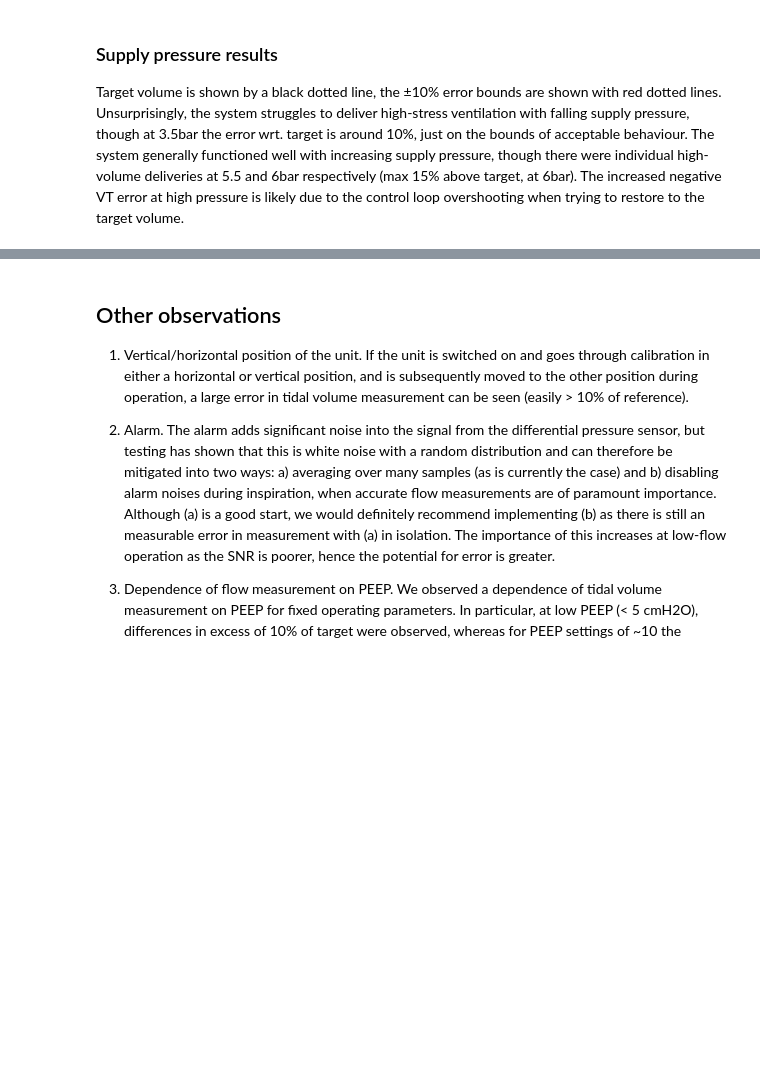
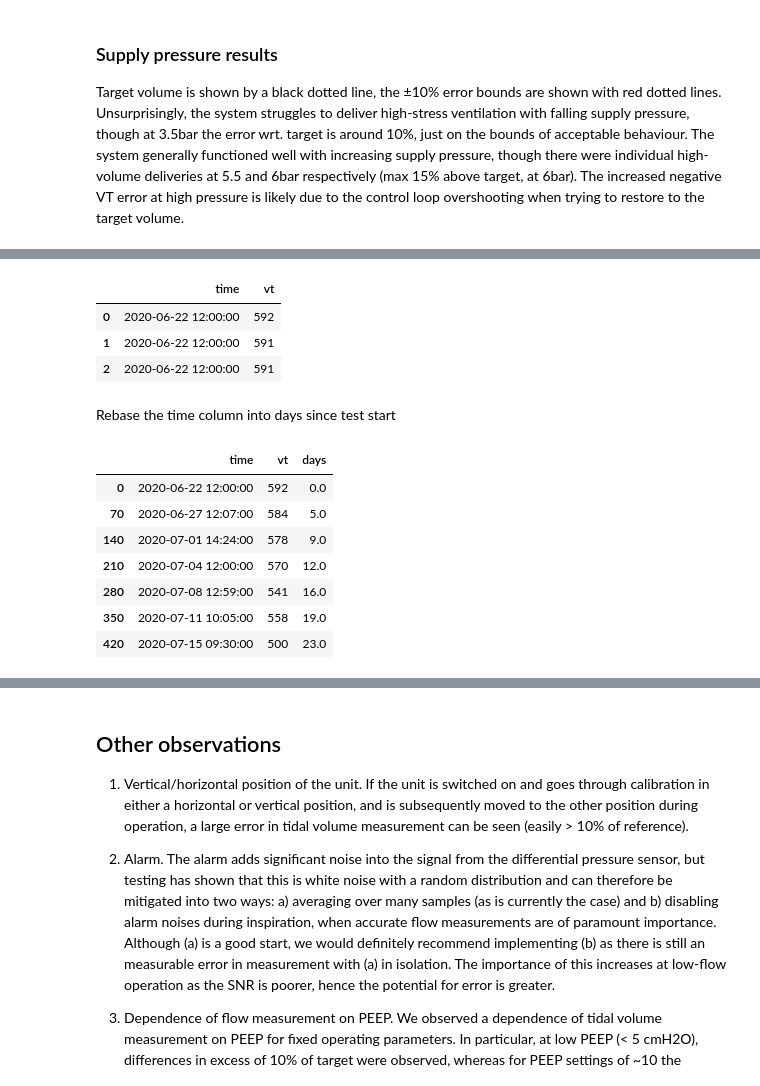
Before and after one commit to tomfrankkirk/oxvent_dvt, a Jupyter notebook: analysis/main_analysis.ipynb, the cells around one changed output, grey strips where cells are left out. Drawn from its saved outputs; the diff is of its cells as text; code cells hidden in the pictures; blank space fills up the shorter version.

Commit message:
long term test analysis

```diff
--- a/analysis/main_analysis.ipynb
+++ b/analysis/main_analysis.ipynb
@@ -650,0 +659,27 @@ Target volume is shown by a black dotted line, the ±10% error bounds are shown
+# %%
+long_data = pd.read_excel(f'{ROOT}/longterm/longterm.xlsx',
+                          skiprows=1, usecols='A:B')
+long_data["time"] = pd.to_datetime(long_data["time"], format='%H%M %d/%m/%Y')
+long_data[:3]
+# %% [output]
+|  | time | vt |
+| 0 | 2020-06-22 12:00:00 | 592 |
+| 1 | 2020-06-22 12:00:00 | 591 |
+| 2 | 2020-06-22 12:00:00 | 591 |
+# %% [markdown]
+Rebase the time column into days since test start
+# %%
+test_start = long_data.loc[0, "time"]
+for row in long_data.index:
+    long_data.loc[row,"days"] = (long_data.loc[row,"time"] - test_start).round('D').days
+
+long_data[::70]
+# %% [output]
+|  | time | vt | days |
+| 0 | 2020-06-22 12:00:00 | 592 | 0.0 |
+| 70 | 2020-06-27 12:07:00 | 584 | 5.0 |
+| 140 | 2020-07-01 14:24:00 | 578 | 9.0 |
+| 210 | 2020-07-04 12:00:00 | 570 | 12.0 |
+| 280 | 2020-07-08 12:59:00 | 541 | 16.0 |
+| 350 | 2020-07-11 10:05:00 | 558 | 19.0 |
+| 420 | 2020-07-15 09:30:00 | 500 | 23.0 |
```
Also changed, not shown: parts of 5 cells of this notebook.
